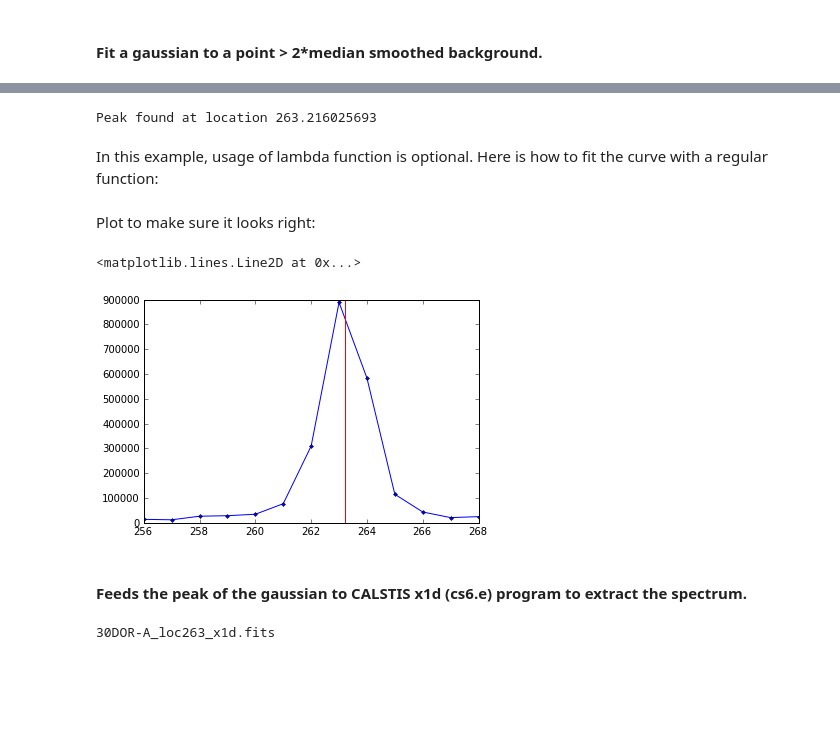
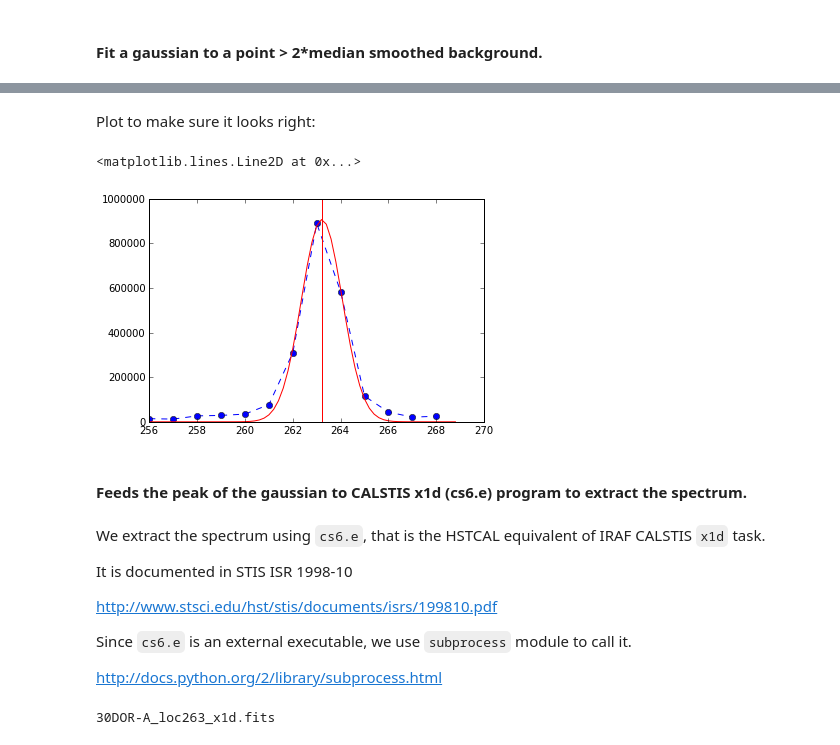
Before and after one commit to spacetelescope/scientific-python-training-2012, a Jupyter notebook: lecture_notebooks/Session5_STIS_Spec.ipynb, the cells around one changed output, grey strips where cells are left out. Saved outputs shown, nothing was run; the diff lists cells and outputs as text; code cells hidden in the pictures; blank space fills up the shorter version.

```diff
--- a/lecture_notebooks/Session5_STIS_Spec.ipynb
+++ b/lecture_notebooks/Session5_STIS_Spec.ipynb
@@ -326,3 +371,15 @@ collapsed_pixels = range(loc_start, loc_end)
 guesses = [collapsed_section.max(),
            collapsed_pixels[np.argmax(collapsed_section)],
            collapsed_section.size]
+
+# Do the fitting
+try:
+    # This raises TypeError or RuntimeError if fitting fails.
+    popt, pcov = curve_fit(myfunc, collapsed_pixels, collapsed_section, p0=guesses)
+except (TypeError, RuntimeError) as e:
+    pix_bestfit = -1
+    print(str(e))  # Prints error message
+else:
+    # This is the centroid we are looking for
+    pix_bestfit = popt[1]
+    print('Peak found at location', pix_bestfit)
@@ -341,13 +387,0 @@ http://docs.python.org/2/reference/expressions.html#lambda
-# %%
-# This raises TypeError or RuntimeError if fitting fails.
-popt, pcov = curve_fit(
-    lambda x, a0, a1, a2: a0 * np.exp(-((x - a1) / a2)**2 / 2.0),
-    collapsed_pixels, collapsed_section, p0=guesses)
-
-# This is the centroid we are looking for
-pix_bestfit = popt[1]
-print('Peak found at location', pix_bestfit)
-# %% [output]
-Peak found at location 263.216025693
-# %% [markdown]
-In this example, usage of lambda function is optional. Here is how to fit the curve with a regular function:
@@ -364,14 +388,28 @@ np.testing.assert_array_equal(pcov2, pcov)
 # %% [markdown]
 Plot to make sure it looks right:
+# %%
+# This is to plot the fitted Gaussian
+xfit = np.arange(loc_start, loc_end, 0.2)  # Finer grid
+yfit = myfunc(xfit, *popt)
 # %%
-fig, ax = subplots()
-ax.plot(collapsed_pixels, collapsed_section, 'b.-')
-ax.axvline(pix_bestfit, color='r')
+plot(collapsed_pixels, collapsed_section, 'bo--',
+     xfit, yfit, 'r-')
+axvline(pix_bestfit, color='r')
 # %% [output]
 <matplotlib.lines.Line2D at 0x...>
-[figure, old version]
+[figure, new version]
 # %% [markdown]
 #### Feeds the peak of the gaussian to CALSTIS x1d (cs6.e) program to extract the spectrum.
+# %% [markdown]
+We extract the spectrum using `cs6.e`, that is the HSTCAL equivalent of IRAF CALSTIS `x1d` task.
+
+It is documented in STIS ISR 1998-10
+
+http://www.stsci.edu/hst/stis/documents/isrs/199810.pdf
+
+Since `cs6.e` is an external executable, we use `subprocess` module to call it.
+
+http://docs.python.org/2/library/subprocess.html
 # %%
 # Set up output filename for the next step.
 ofile = '{}_loc{:.0f}_x1d.fits'.format(targname, pix_bestfit)
```
Also changed, not shown: parts of 27 cells of this notebook, 1 other file.
